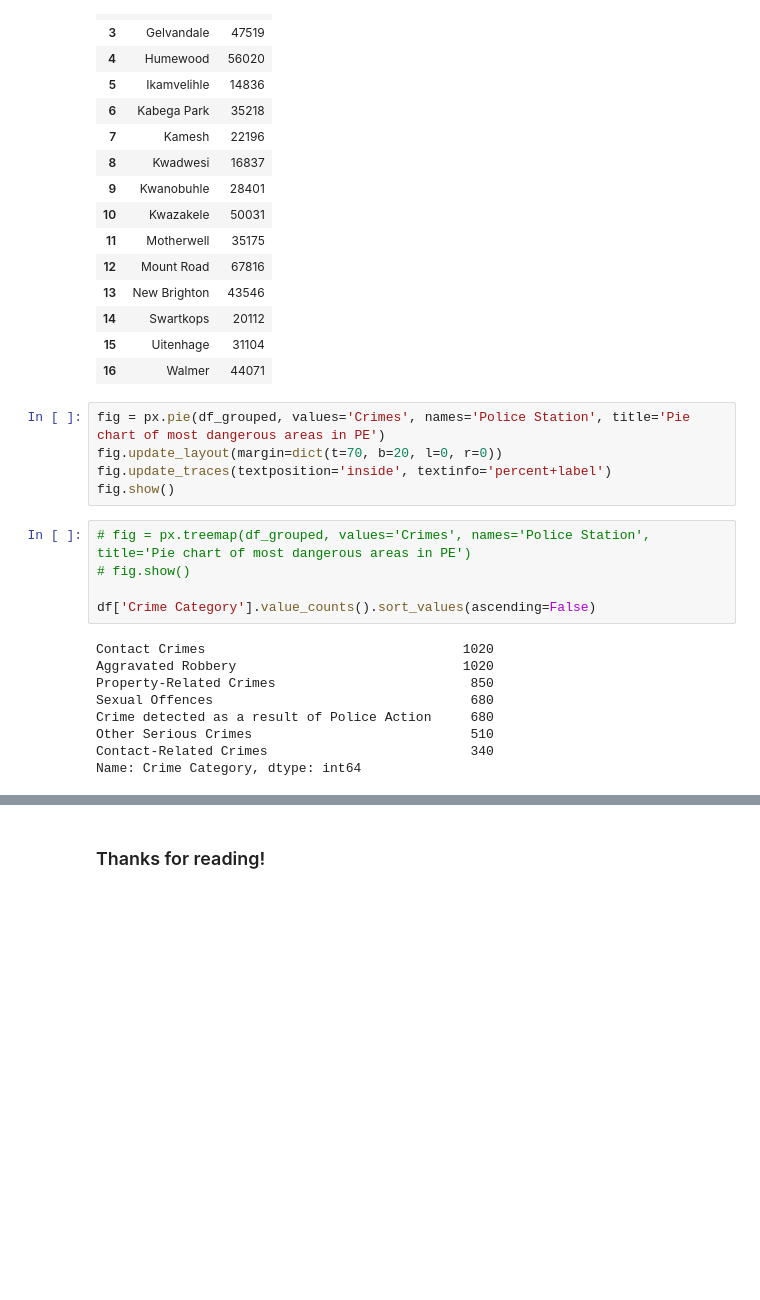
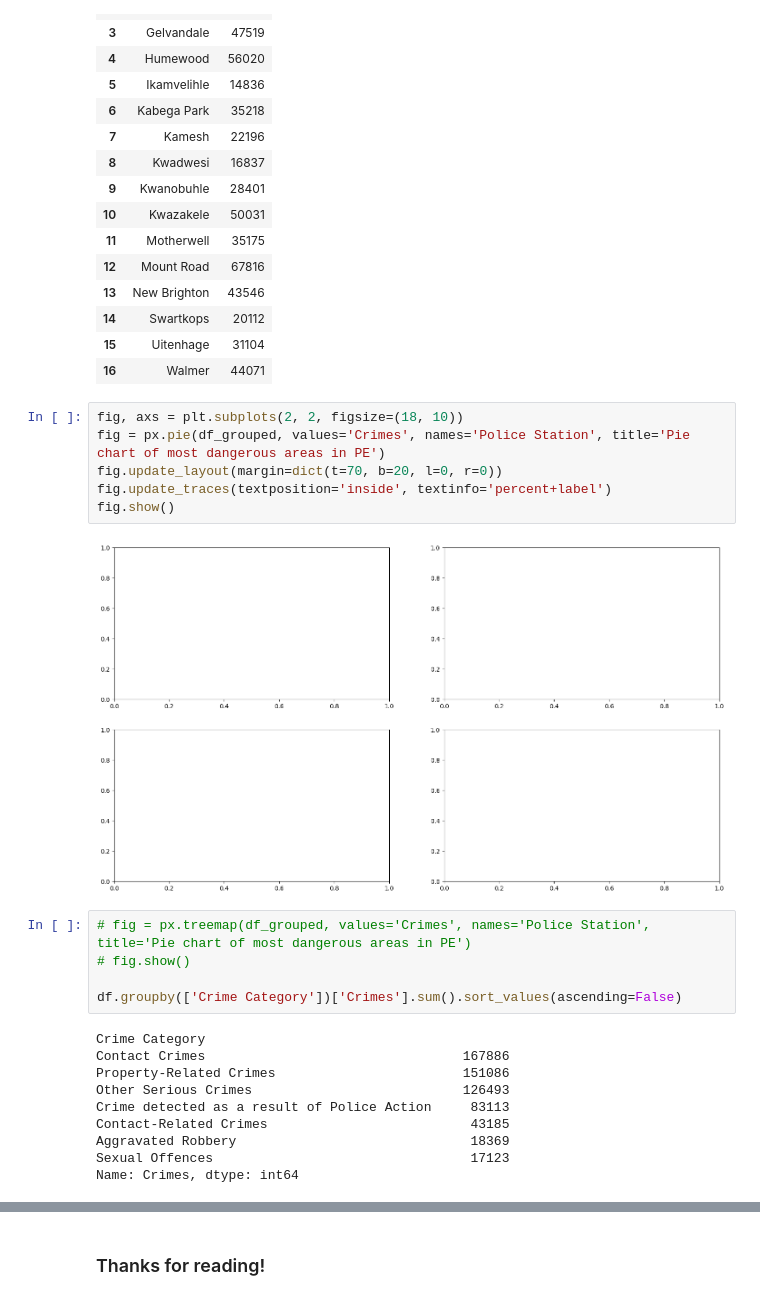
Before and after one commit to BlocknBoom123/CrimePy, a Jupyter notebook: CrimePy.ipynb, the cells around one changed output, grey strips where cells are left out. Drawn from its saved outputs; the diff is of its cells as text; blank space fills up the shorter version.

```diff
--- a/CrimePy.ipynb
+++ b/CrimePy.ipynb
@@ -219,21 +219,25 @@ df_grouped
 | 15 | Uitenhage | 31104 |
 | 16 | Walmer | 44071 |
 # %%
+fig, axs = plt.subplots(2, 2, figsize=(18, 10))
 fig = px.pie(df_grouped, values='Crimes', names='Police Station', title='Pie chart of most dangerous areas in PE')
 fig.update_layout(margin=dict(t=70, b=20, l=0, r=0))
 fig.update_traces(textposition='inside', textinfo='percent+label')
 fig.show()
+# %% [output]
+[figure, added]
 # %%
 # fig = px.treemap(df_grouped, values='Crimes', names='Police Station', title='Pie chart of most dangerous areas in PE')
 # fig.show()
 
-df['Crime Category'].value_counts().sort_values(ascending=False)
+df.groupby(['Crime Category'])['Crimes'].sum().sort_values(ascending=False)
 # %% [output]
-Contact Crimes                                 1020
-Aggravated Robbery                             1020
-Property-Related Crimes                         850
-Sexual Offences                                 680
-Crime detected as a result of Police Action     680
-Other Serious Crimes                            510
-Contact-Related Crimes                          340
-Name: Crime Category, dtype: int64
+Crime Category
+Contact Crimes                                 167886
+Property-Related Crimes                        151086
+Other Serious Crimes                           126493
+Crime detected as a result of Police Action     83113
+Contact-Related Crimes                          43185
+Aggravated Robbery                              18369
+Sexual Offences                                 17123
+Name: Crimes, dtype: int64
```
Also changed, not shown: parts of 14 cells of this notebook.
